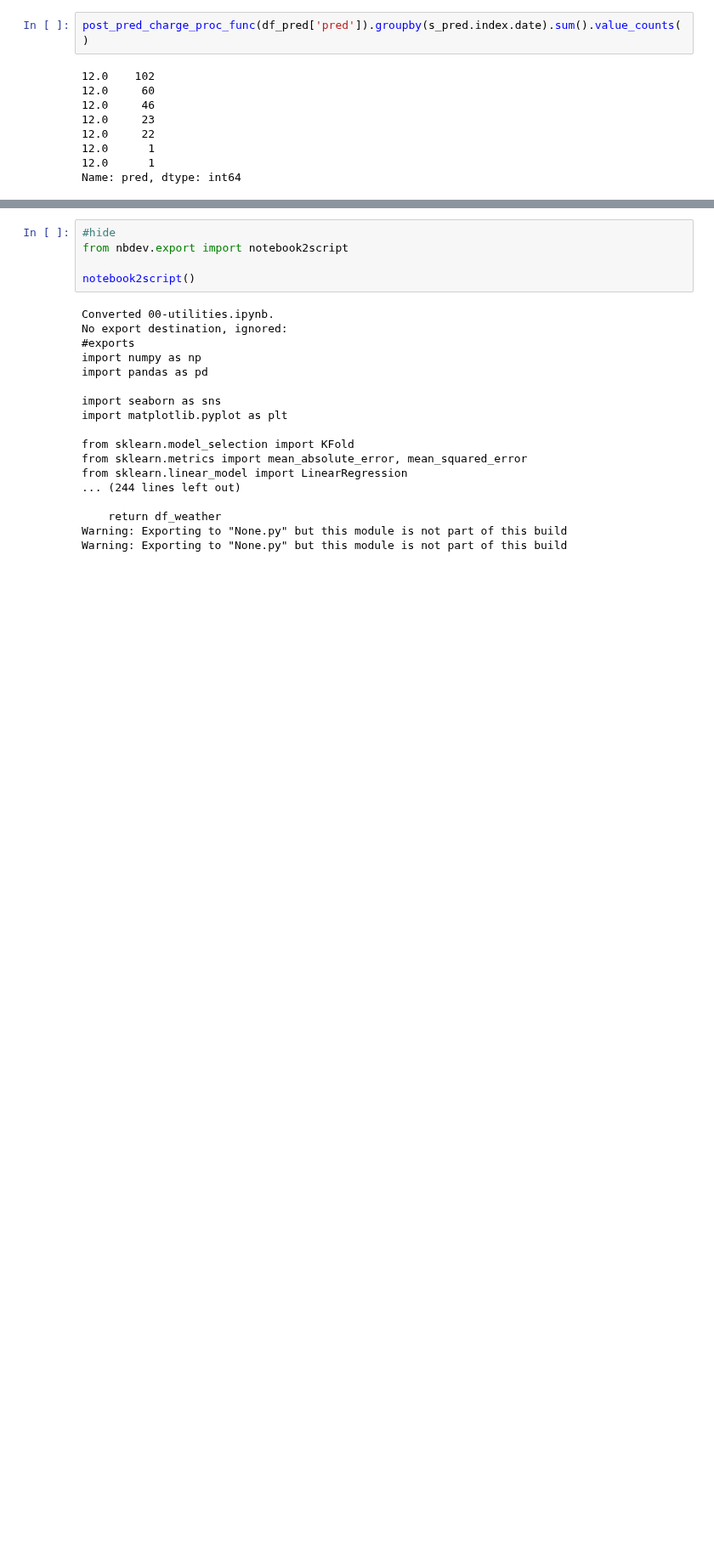
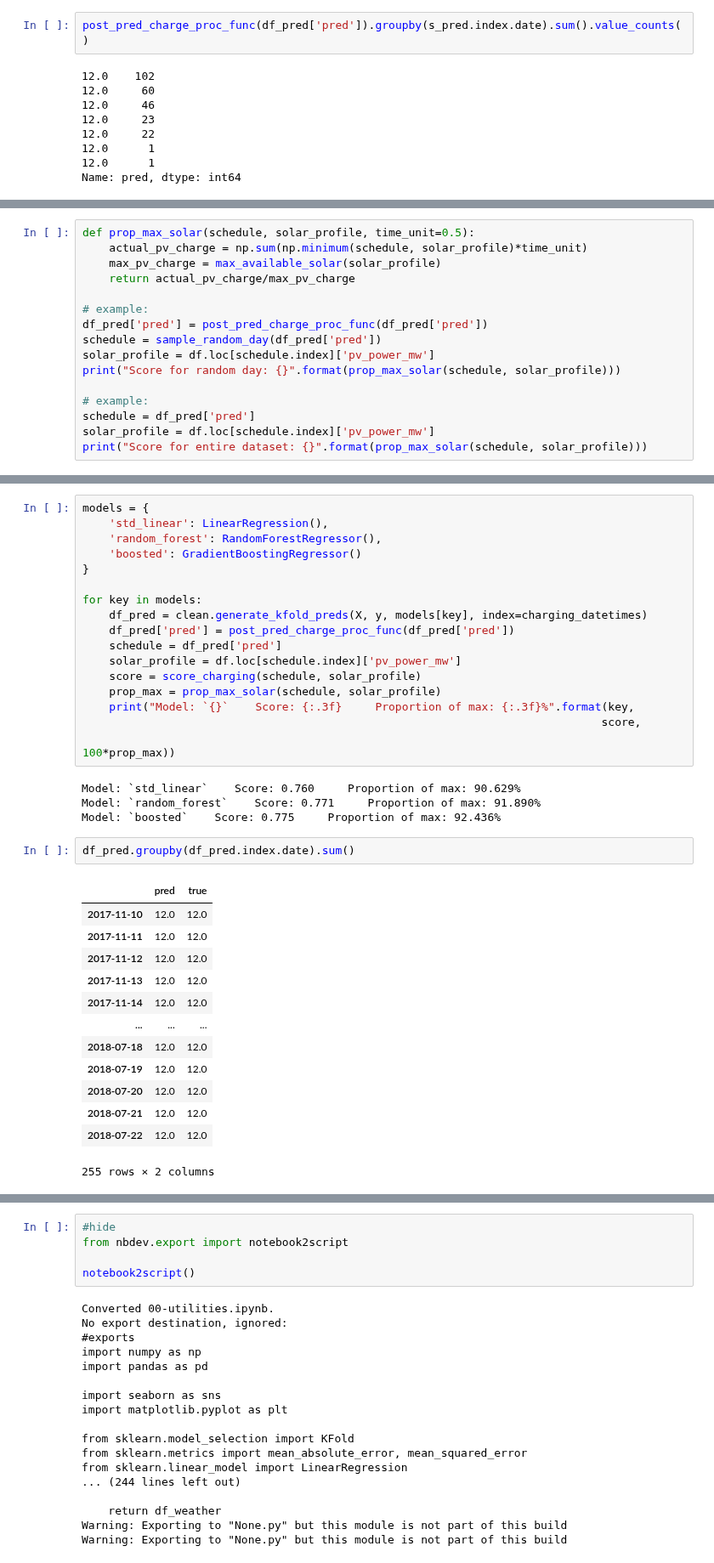
Before and after one commit to AyrtonB/WPD-DS-Challenge, a Jupyter notebook: nbs/03-pv-forecast.ipynb, the cells around one changed output, grey strips where cells are left out. Shown at 85% size. Drawn from its saved outputs; the diff is of its cells as text; blank space fills up the shorter version.

Commit message:
evaluating percent of solar potential: current best is around 92%

```diff
--- a/nbs/03-pv-forecast.ipynb
+++ b/nbs/03-pv-forecast.ipynb
@@ -405,0 +402,16 @@ Finally we'll export the relevant code to our `batopt` module
+# %%
+def prop_max_solar(schedule, solar_profile, time_unit=0.5):
+    actual_pv_charge = np.sum(np.minimum(schedule, solar_profile)*time_unit)
+    max_pv_charge = max_available_solar(solar_profile)
+    return actual_pv_charge/max_pv_charge
+
+# example:
+df_pred['pred'] = post_pred_charge_proc_func(df_pred['pred'])
+schedule = sample_random_day(df_pred['pred'])
+solar_profile = df.loc[schedule.index]['pv_power_mw']
+print("Score for random day: {}".format(prop_max_solar(schedule, solar_profile)))
+
+# example:
+schedule = df_pred['pred']
+solar_profile = df.loc[schedule.index]['pv_power_mw']
+print("Score for entire dataset: {}".format(prop_max_solar(schedule, solar_profile)))
@@ -405,0 +425,37 @@ Finally we'll export the relevant code to our `batopt` module
+# %%
+models = {
+    'std_linear': LinearRegression(),
+    'random_forest': RandomForestRegressor(),
+    'boosted': GradientBoostingRegressor()
+}
+
+for key in models:
+    df_pred = clean.generate_kfold_preds(X, y, models[key], index=charging_datetimes)
+    df_pred['pred'] = post_pred_charge_proc_func(df_pred['pred'])
+    schedule = df_pred['pred']
+    solar_profile = df.loc[schedule.index]['pv_power_mw']
+    score = score_charging(schedule, solar_profile)
+    prop_max = prop_max_solar(schedule, solar_profile)
+    print("Model: `{}`    Score: {:.3f}     Proportion of max: {:.3f}%".format(key,
+                                                                              score,
+                                                                              100*prop_max))
+# %% [output]
+Model: `std_linear`    Score: 0.760     Proportion of max: 90.629%
+Model: `random_forest`    Score: 0.771     Proportion of max: 91.890%
+Model: `boosted`    Score: 0.775     Proportion of max: 92.436%
+# %%
+df_pred.groupby(df_pred.index.date).sum()
+# %% [output]
+|  | pred | true |
+| 2017-11-10 | 12.0 | 12.0 |
+| 2017-11-11 | 12.0 | 12.0 |
+| 2017-11-12 | 12.0 | 12.0 |
+| 2017-11-13 | 12.0 | 12.0 |
+| 2017-11-14 | 12.0 | 12.0 |
+| ... | ... | ... |
+| 2018-07-18 | 12.0 | 12.0 |
+| 2018-07-19 | 12.0 | 12.0 |
+| 2018-07-20 | 12.0 | 12.0 |
+| 2018-07-21 | 12.0 | 12.0 |
+| 2018-07-22 | 12.0 | 12.0 |
+255 rows × 2 columns
```
Also changed, not shown: parts of 12 cells of this notebook.
